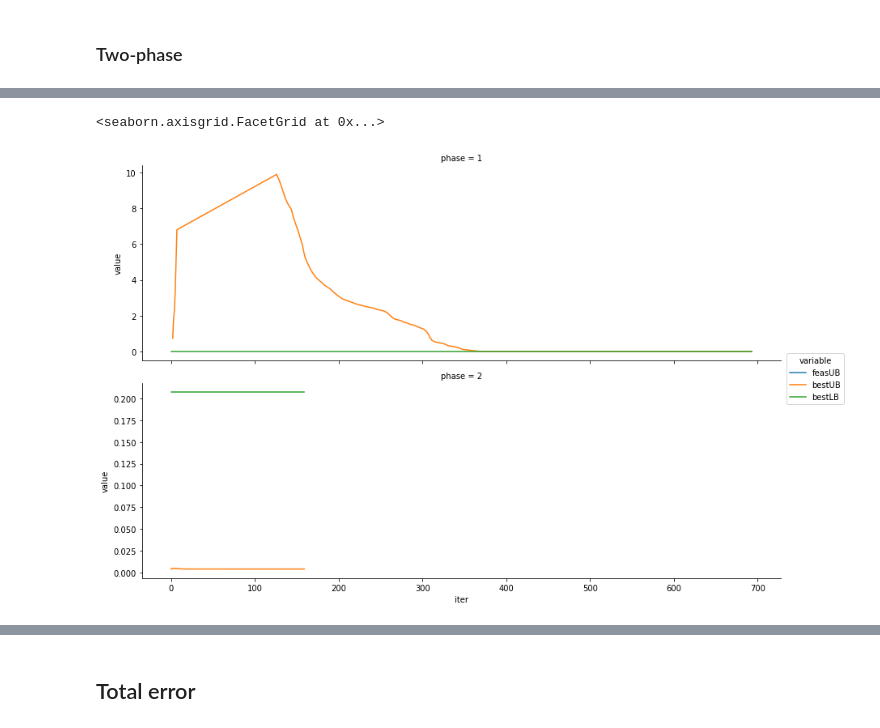
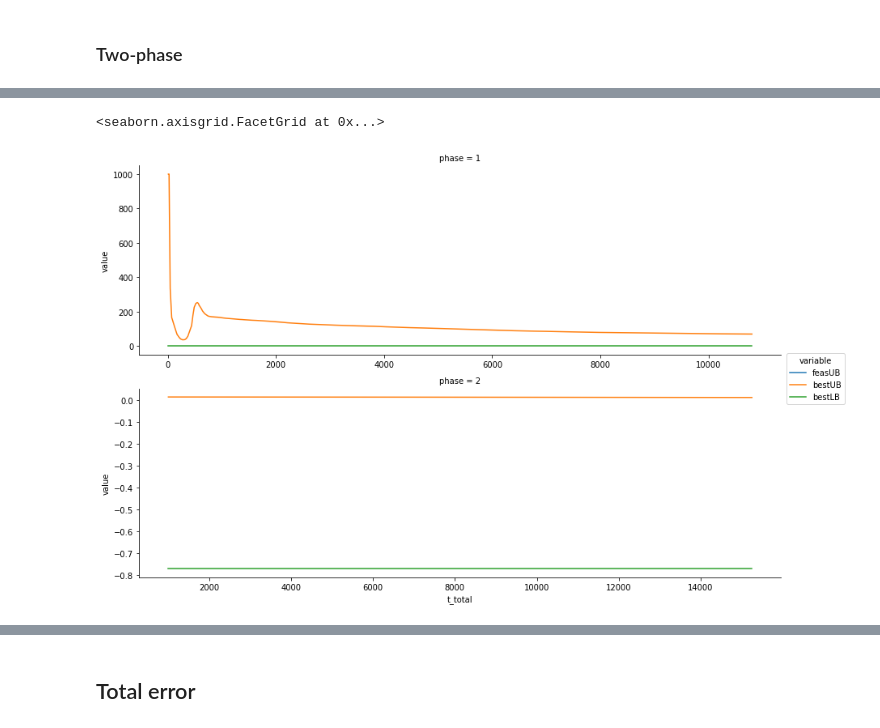
Before and after one commit to SBRG/dynamicme, a Jupyter notebook: notebooks/testing/gem_radix_lagrange_twophase.ipynb, the cells around one changed output, grey strips where cells are left out. Saved outputs shown, nothing was run; the diff lists cells and outputs as text; code cells hidden in the pictures.

```diff
--- a/notebooks/testing/gem_radix_lagrange_twophase.ipynb
+++ b/notebooks/testing/gem_radix_lagrange_twophase.ipynb
@@ -40,8 +43,8 @@ ex_rxns = [r for r in df_meas.ex_rxn.unique() if ijomc.reactions.has_id(r)]
 df_meas = df_meas[ df_meas.ex_rxn.isin(ex_rxns)]
 conds = df_meas.substrate.unique()
 
-#N_CONDS = len(conds)
-N_CONDS = 2
+N_CONDS = len(conds)
+#N_CONDS = 2
 
 df_conds = pd.DataFrame([{'cond':r['substrate'], 'rxn':ex_rxn, 'lb':-10 if r['ex_rxn']==ex_rxn else 0, 'ub':1000., 'obj':0.} for i,r in df_meas.iterrows() for ex_rxn in ex_rxns])
 
@@ -84,7 +103,7 @@ master.add_submodels(sub_dict)
 # %% [markdown]
 ### Two-phase
 # %%
-master.time_limit = 2*3600
+master.time_limit = 3*3600
 #master.max_iter = 500
 master.verbosity = 2
 master.print_iter = 5
@@ -122,16 +150,17 @@ df_phase2 = pd.DataFrame(master.log_rows)
 # %%
-xcol = 'iter'
+#xcol = 'iter'
+xcol = 't_total'
 df_phase1.loc[:,'phase'] = 1
 df_phase2.loc[:,'phase'] = 2
 dsplot = pd.concat([df_phase1, df_phase2])
 dsplot = dsplot[[xcol,'feasUB','bestUB','bestLB','phase']]
 dsplot = dsplot.melt(id_vars=[xcol,'phase'])
-dsplot.loc[ dsplot.value>1e1, 'value'] = np.nan
-dsplot.loc[ dsplot.value<-1e1, 'value'] = np.nan
+dsplot.loc[ dsplot.value>1e4, 'value'] = np.nan
+dsplot.loc[ dsplot.value<-1e4, 'value'] = np.nan
 
-g = sns.FacetGrid(dsplot, hue='variable', size=4, aspect=3, row='phase', sharey=False)
+g = sns.FacetGrid(dsplot, hue='variable', size=4, aspect=3, row='phase', sharey=False, sharex=False)
 g.map(plt.plot, xcol,'value')
 g.add_legend()
 # %% [output]
 <seaborn.axisgrid.FacetGrid at 0x...>
-[figure, old version]
+[figure, new version]
```
Also changed, not shown: parts of 21 cells of this notebook, 4 other files.
